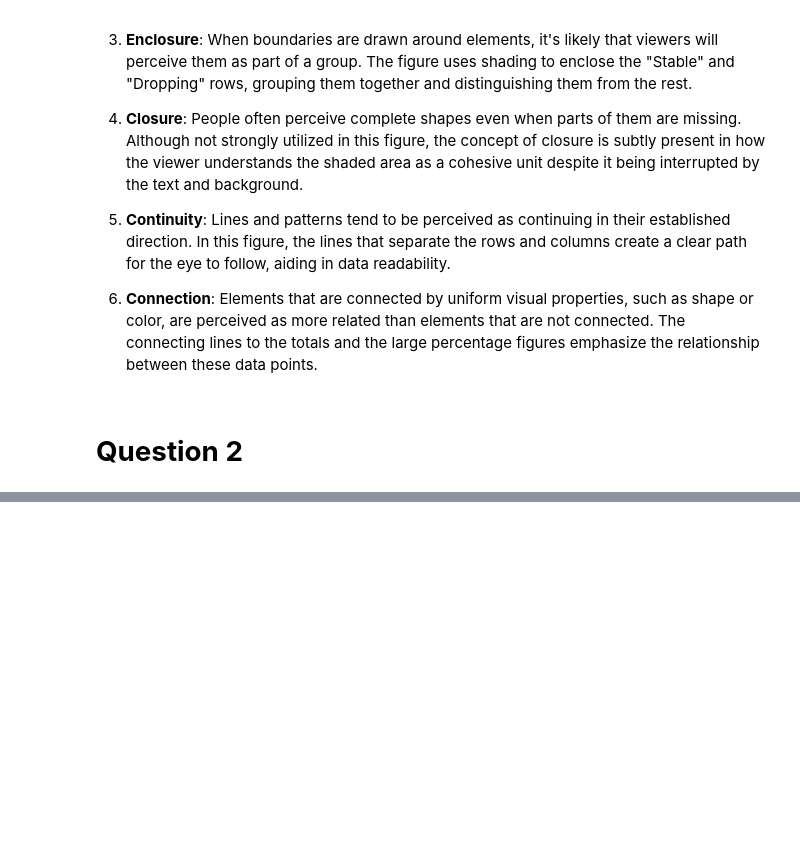
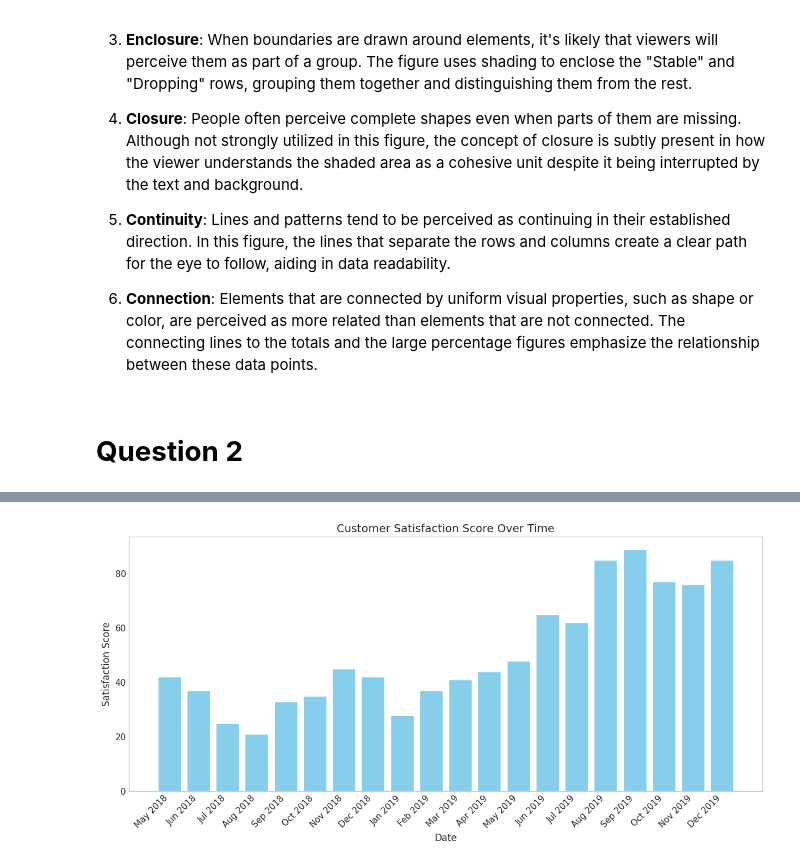
Before and after one commit to peyman886/Data_Visualization, a Jupyter notebook: HW2/Visualization_HW2.ipynb, the cells around one changed output, grey strips where cells are left out. Drawn from its saved outputs; the diff is of its cells as text; code cells hidden in the pictures; blank space fills up the shorter version.

```diff
--- a/HW2/Visualization_HW2.ipynb
+++ b/HW2/Visualization_HW2.ipynb
@@ -16,0 +180,6 @@
+# %%
+import pandas as pd
+
+# Load the data for Figure 3 to see what we're working with
+df = pd.read_excel('problem_3.xlsx')
+df.head()
@@ -16,0 +203,30 @@
+# %%
+import matplotlib.pyplot as plt
+
+# Since 'Year' has NaNs, we'll fill it with the appropriate year.
+df['Year'].fillna(method='ffill', inplace=True)
+
+# Convert the 'Year' to integer so it doesn't show decimals on the axis.
+df['Year'] = df['Year'].astype(int)
+
+# Create a new column 'Date' for the x-axis that combines 'Month' and 'Year'.
+df['Date'] = df['Month'].astype(str) + ' ' + df['Year'].astype(str)
+
+# Plotting the revised bar chart
+plt.figure(figsize=(12, 6))
+bars = plt.bar(df['Date'], df['Customer Satisfaction Score'], color='skyblue')
+
+# Removing the data labels and gridlines to declutter
+plt.title('Customer Satisfaction Score Over Time', fontsize=14)
+plt.xlabel('Date', fontsize=12)
+plt.ylabel('Satisfaction Score', fontsize=12)
+plt.xticks(rotation=45, ha='right') # Rotate the x-axis labels for better readability
+plt.grid(False) # Turn off gridlines
+
+# Ensure the y-axis begins at zero
+plt.ylim(0)
+
+plt.tight_layout() # Adjust the layout to make room for the x-axis labels
+plt.show()
+# %% [output]
+[figure, added]
```
Also changed, not shown: parts of 11 cells of this notebook.
